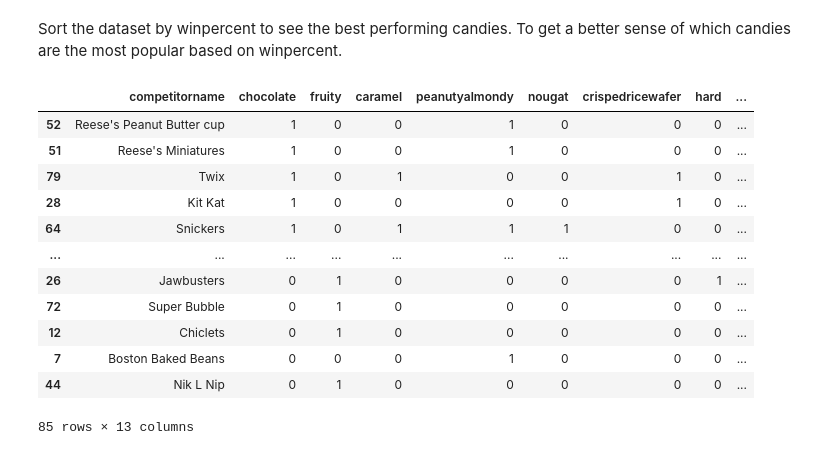
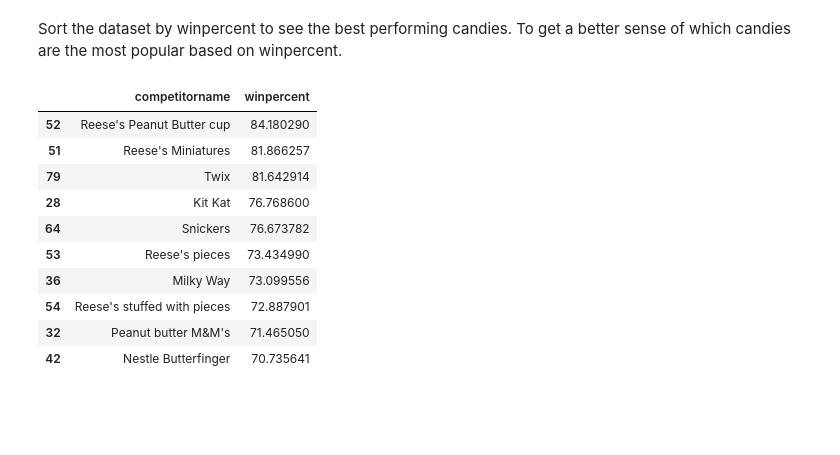
Before and after one commit to jkondek1/candy_case_study, a Jupyter notebook: notebooks/eda.ipynb, the cells around one changed output. Saved outputs shown, nothing was run; the diff lists cells and outputs as text; code cells hidden in the pictures; blank space fills up the shorter version.

```diff
--- a/notebooks/eda.ipynb
+++ b/notebooks/eda.ipynb
@@ -137,18 +137,16 @@ candy.loc[candy['chocolate'] == 0 & (candy['fruity'] == 0), :]
 # %% [markdown]
 Sort the dataset by winpercent to see the best performing candies. To get a better sense of which candies are the most popular based on winpercent.
 # %%
-candy.sort_values(by='winpercent', ascending=False)
+candy.sort_values(by='winpercent', ascending=False)[['competitorname', 'winpercent']].head(10)
 # %% [output]
-|  | competitorname | chocolate | fruity | caramel | peanutyalmondy | nougat | crispedricewafer | hard | ... |
-| 52 | Reese's Peanut Butter cup | 1 | 0 | 0 | 1 | 0 | 0 | 0 | ... |
-| 51 | Reese's Miniatures | 1 | 0 | 0 | 1 | 0 | 0 | 0 | ... |
-| 79 | Twix | 1 | 0 | 1 | 0 | 0 | 1 | 0 | ... |
-| 28 | Kit Kat | 1 | 0 | 0 | 0 | 0 | 1 | 0 | ... |
-| 64 | Snickers | 1 | 0 | 1 | 1 | 1 | 0 | 0 | ... |
-| ... | ... | ... | ... | ... | ... | ... | ... | ... | ... |
-| 26 | Jawbusters | 0 | 1 | 0 | 0 | 0 | 0 | 1 | ... |
-| 72 | Super Bubble | 0 | 1 | 0 | 0 | 0 | 0 | 0 | ... |
-| 12 | Chiclets | 0 | 1 | 0 | 0 | 0 | 0 | 0 | ... |
-| 7 | Boston Baked Beans | 0 | 0 | 0 | 1 | 0 | 0 | 0 | ... |
-| 44 | Nik L Nip | 0 | 1 | 0 | 0 | 0 | 0 | 0 | ... |
+|  | competitorname | winpercent |
+| 52 | Reese's Peanut Butter cup | 84.180290 |
+| 51 | Reese's Miniatures | 81.866257 |
+| 79 | Twix | 81.642914 |
+| 28 | Kit Kat | 76.768600 |
+| 64 | Snickers | 76.673782 |
+| 53 | Reese's pieces | 73.434990 |
+| 36 | Milky Way | 73.099556 |
+| 54 | Reese's stuffed with pieces | 72.887901 |
+| 32 | Peanut butter M&M's | 71.465050 |
+| 42 | Nestle Butterfinger | 70.735641 |
-85 rows × 13 columns
```
Also changed, not shown: 9 other files.
